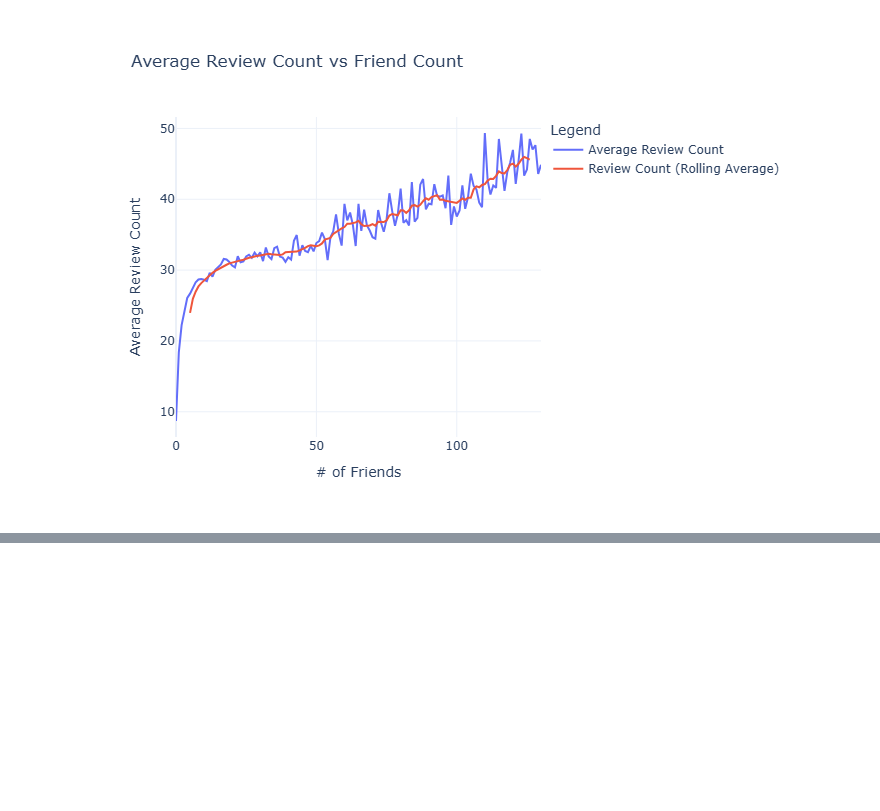
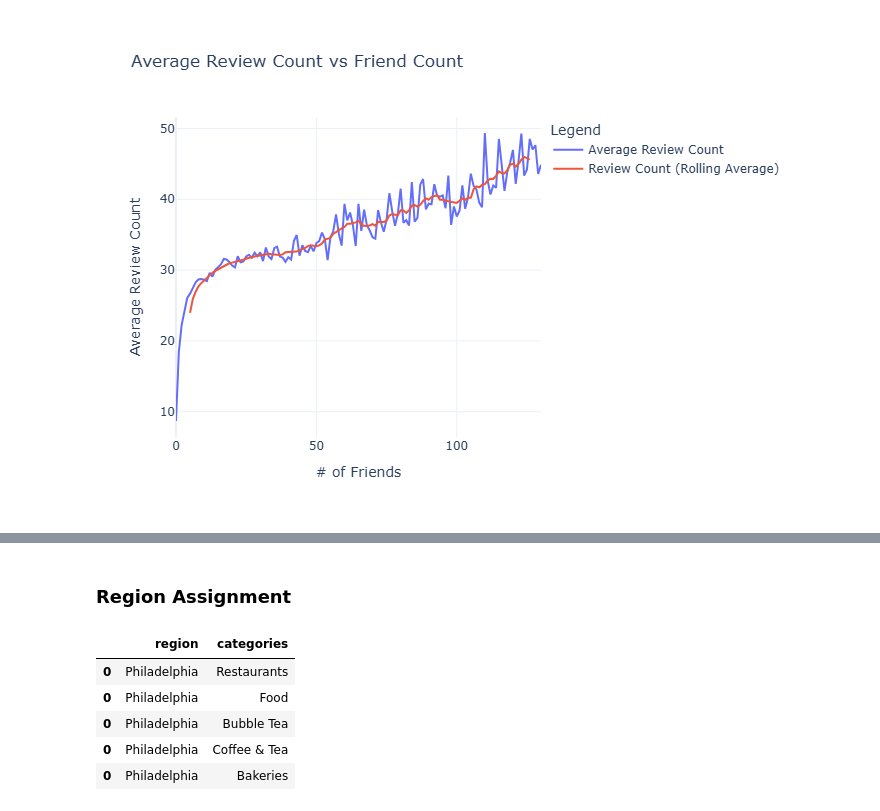
Before and after one commit to albeto4000/dsci591-restaurant-recommender, a Jupyter notebook: eda.ipynb, the cells around one changed output, grey strips where cells are left out. Cells and saved outputs as stored; diff of their text form; code cells hidden in the pictures; blank space fills up the shorter version.

```diff
--- a/eda.ipynb
+++ b/eda.ipynb
@@ -246,3 +233,5 @@ fig.show()
+# %% [markdown]
+### Region Assignment
 # %%
 import numpy as np
 
@@ -272,3 +261,15 @@ restaurants['region'] = [region_names[i] for i in nearest_region]
 
 #Displays the count of restaurants by region
 display(restaurants['region'].value_counts())
+# %%
+region_cat = restaurants[['region', 'categories']]
+region_cat['categories'] = region_cat['categories'].str.split(', ')
+region_cat = region_cat.explode('categories')
+region_cat.head()
+# %% [output]
+|  | region | categories |
+| 0 | Philadelphia | Restaurants |
+| 0 | Philadelphia | Food |
+| 0 | Philadelphia | Bubble Tea |
+| 0 | Philadelphia | Coffee & Tea |
+| 0 | Philadelphia | Bakeries |
```
Also changed, not shown: parts of 4 cells of this notebook, 6 other files.
